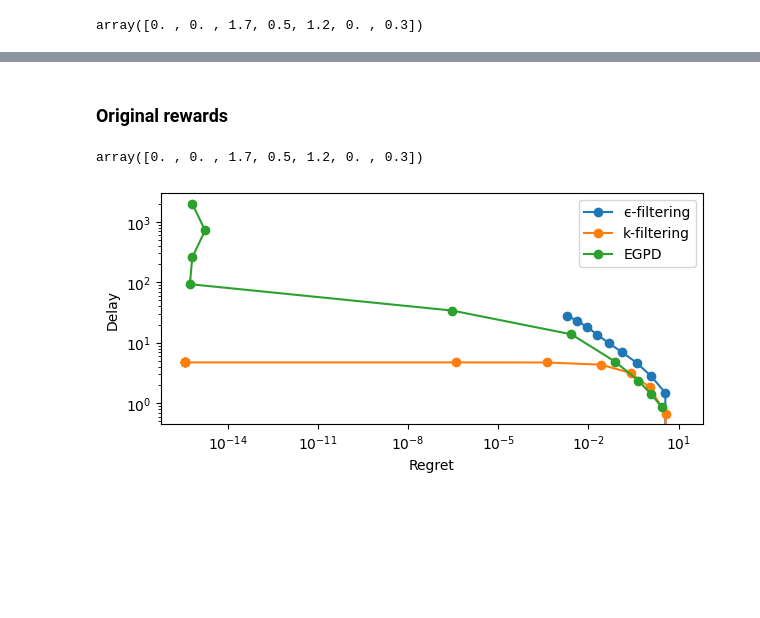
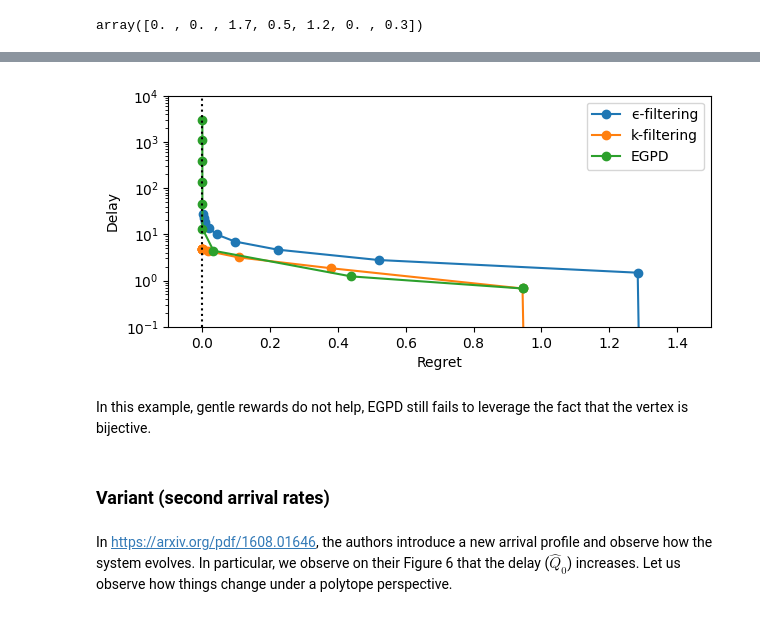
Before and after one commit to balouf/stochastic_matching, a Jupyter notebook: docs/tutorials/vertex_simulation.ipynb, the cells around one changed output, grey strips where cells are left out. Cells and saved outputs as stored; diff of their text form; code cells hidden in the pictures; blank space fills up the shorter version.

Commit message:
Updated vertex tutorial

```diff
--- a/docs/tutorials/vertex_simulation.ipynb
+++ b/docs/tutorials/vertex_simulation.ipynb
@@ -351,10 +378,3 @@ array([0. , 0. , 1.7, 0.5, 1.2, 0. , 0.3])
 # %%
 with Pool() as p:
     res = evaluate(make_hypergraph_xps(hypergraph, rewards), pool=p, cache_name='hyper_gentle')
-# %%
-for k, v in res.items():
-    plt.loglog(np.abs(v['regret']), np.abs(v['delay']), marker='o', label=k)
-plt.xlabel('Regret')
-plt.ylabel('Delay')
-plt.legend()
-plt.show()
@@ -363,7 +380,0 @@ plt.show()
-# %% [markdown]
-### Original rewards
-# %%
-rewards = [-1, -1, 1, 2, 5, 4, 7]
-hypergraph.optimize_rates(rewards)
-# %% [output]
-array([0. , 0. , 1.7, 0.5, 1.2, 0. , 0.3])
@@ -373,9 +381,19 @@ with Pool() as p:
-# %%
-for k, v in res.items():
-    plt.loglog(np.abs(v['regret']), np.abs(v['delay']), marker='o', label=k)
-plt.xlabel('Regret')
-plt.ylabel('Delay')
-plt.legend()
-plt.show()
-# %% [output]
-[figure, removed]
+# %%
+yl = [.1, 10**4]
+for k, v in res.items():
+    plt.semilogy(np.abs(v['regret']), np.abs(v['delay']), marker='o', label=k)
+plt.semilogy([0, 0],yl, 'k:')
+plt.xlim([-.1, 1.5])
+plt.ylim(yl)
+plt.xlabel('Regret')
+plt.ylabel('Delay')
+plt.legend()
+plt.show()
+# %% [output]
+[figure, added]
+# %% [markdown]
+In this example, gentle rewards do not help, EGPD still fails to leverage the fact that the vertex is bijective.
+# %% [markdown]
+### Variant (second arrival rates)
+# %% [markdown]
+In https://arxiv.org/pdf/1608.01646, the authors introduce a new arrival profile and observe how the system evolves. In particular, we observe on their Figure 6 that the delay ($\hat{Q}_0$) increases. Let us observe how things change under a polytope perspective.
```
Also changed, not shown: parts of 26 cells of this notebook.
